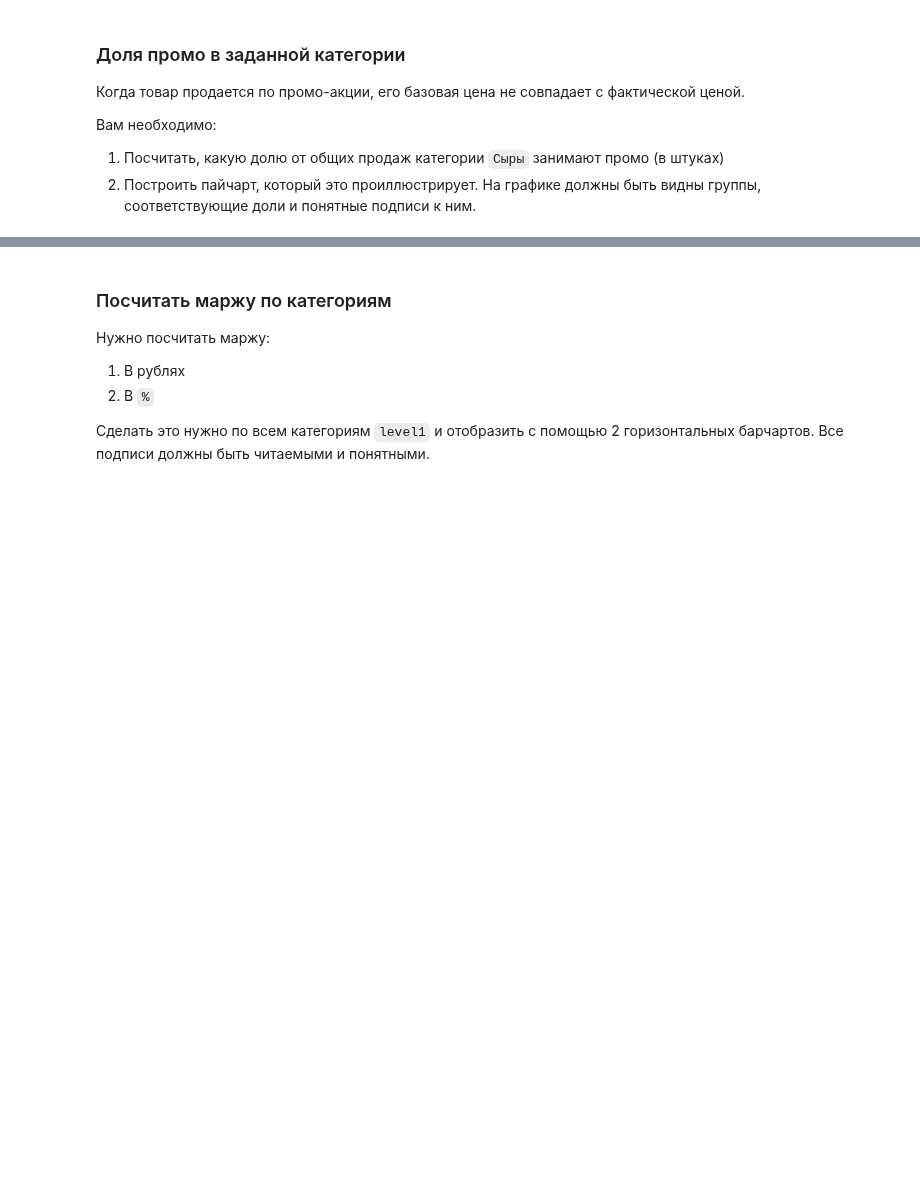
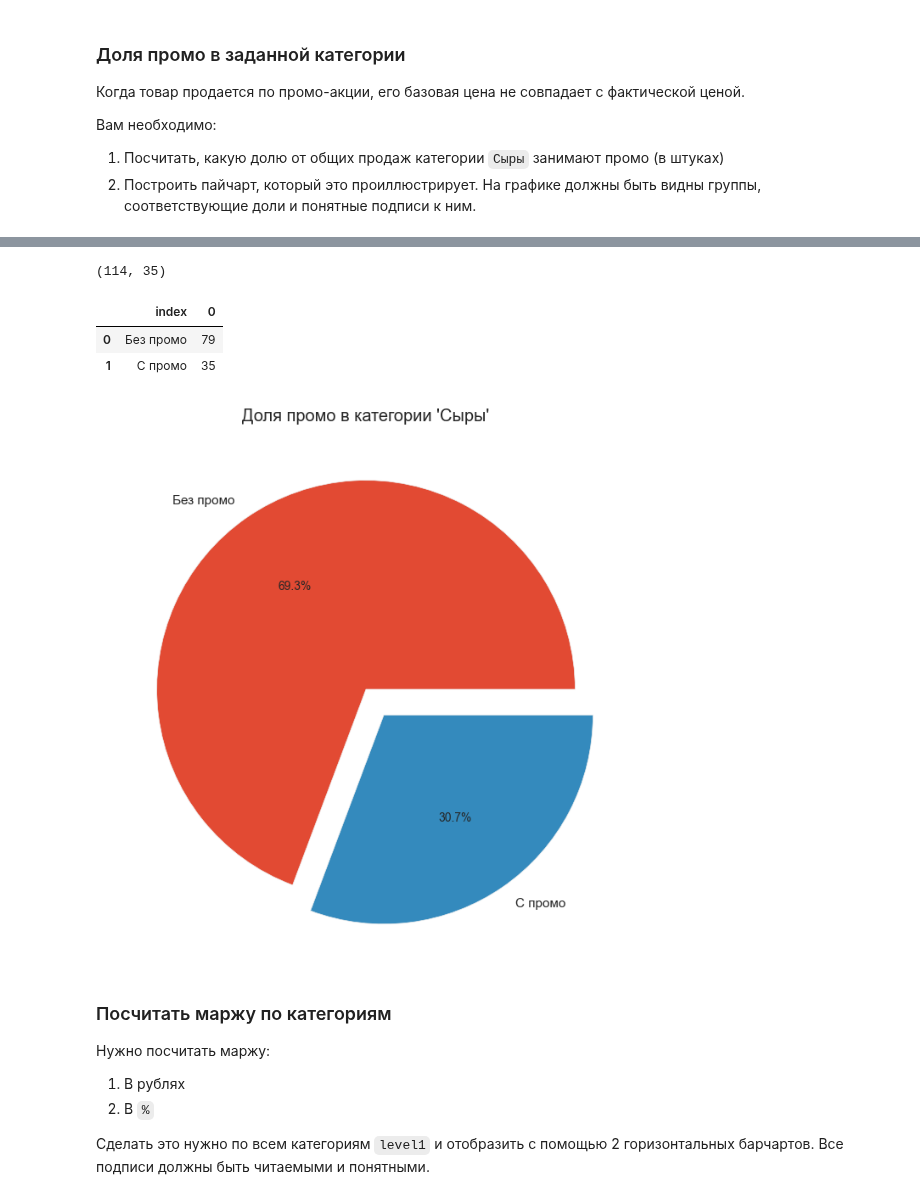
Before and after one commit to mishandri/Data-Analysis, a Jupyter notebook: 10. Итоговый проект Pandas/Решение.ipynb, the cells around one changed output, grey strips where cells are left out. Drawn from its saved outputs; the diff is of its cells as text; code cells hidden in the pictures; blank space fills up the shorter version.

```diff
--- a/10. Итоговый проект Pandas/Решение.ipynb
+++ b/10. Итоговый проект Pandas/Решение.ipynb
@@ -162,3 +162,6 @@ float(q3)
 
 1.  Посчитать, какую долю от общих продаж категории `Сыры` занимают промо (в штуках)
 2.  Построить пайчарт, который это проиллюстрирует. На графике должны быть видны группы, соответствующие доли и понятные подписи к ним.
+# %%
+q4 = df[df['level1'] == 'Сыры']
+q4
@@ -165,3 +182,28 @@ float(q3)
+# %%
+cnt = int(q4['quantity'].sum())
+cnt_promo = int(q4[q4['regular_price'] != q4['price']]['quantity'].sum())
+cnt, cnt_promo
+# %% [output]
+(114, 35)
+# %%
+q4 = pd.DataFrame.from_dict({'Без промо': (cnt-cnt_promo), 'С промо': cnt_promo}, orient='index').reset_index()
+q4
+# %% [output]
+|  | index | 0 |
+| 0 | Без промо | 79 |
+| 1 | С промо | 35 |
+# %%
+plt.figure(figsize=(16, 8))
+plt.style.use('ggplot')
+plt.title("Доля промо в категории 'Сыры'")
+plt.pie(x=q4[0],
+        labels=q4['index'],
+        explode=[0, 0.15],
+        autopct=f"%.1f%%"
+);
+plt.show();
+# %% [output]
+[figure, added]
 # %% [markdown]
 ### Посчитать маржу по категориям
 
```
Also changed, not shown: parts of 2 cells of this notebook.
